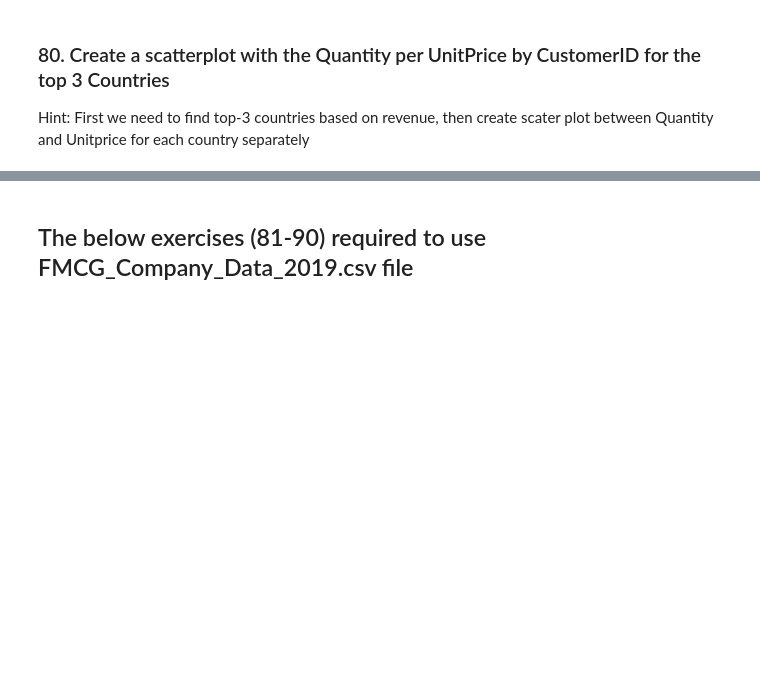
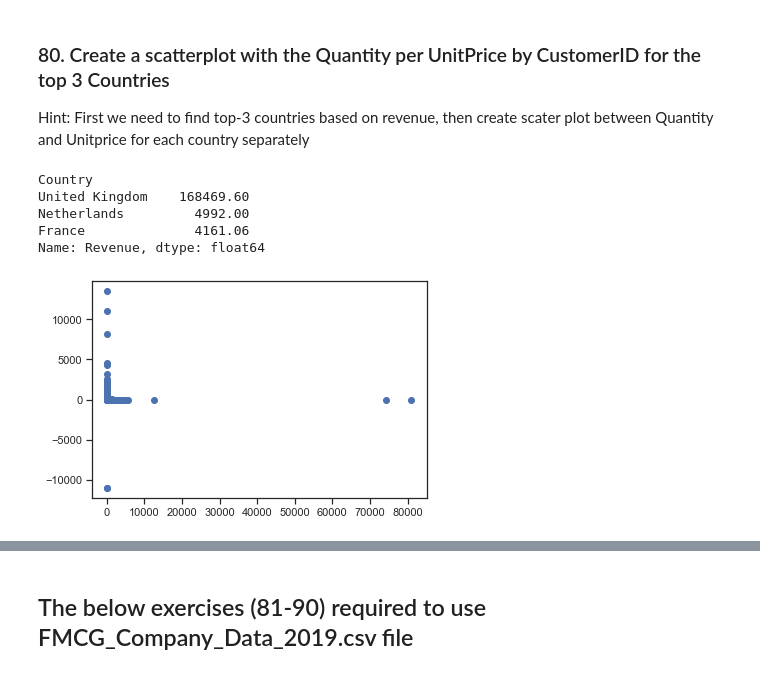
Before and after one commit to sakshisv/Basic-Data-Manipulation-Visualization-Exercise, a Jupyter notebook: Basic_Data_Manipulation_Visualization_Exercise.ipynb, the cells around one changed output, grey strips where cells are left out. Saved outputs shown, nothing was run; the diff lists cells and outputs as text; code cells hidden in the pictures; blank space fills up the shorter version.

```diff
--- a/Basic_Data_Manipulation_Visualization_Exercise.ipynb
+++ b/Basic_Data_Manipulation_Visualization_Exercise.ipynb
@@ -1600,3 +1600,19 @@ online_rt
 # %% [markdown]
 ### 80. Create a scatterplot with the Quantity per UnitPrice by CustomerID for the top 3 Countries
 Hint: First we need to find top-3 countries based on revenue, then create scater plot between Quantity and Unitprice for each country separately
+# %%
+online_rt['Revenue'] = online_rt['Quantity'] * online_rt['UnitPrice']
+# %%
+online_rt.groupby('Country').Revenue.max().sort_values(ascending = False).head(3)
+# %% [output]
+Country
+United Kingdom    168469.60
+Netherlands         4992.00
+France              4161.06
+Name: Revenue, dtype: float64
+# %%
+plt.scatter(x = online_rt.loc[online_rt['Country'] == 'United Kingdom', 'Quantity'],
+             y = online_rt.loc[online_rt['Country'] == 'United Kingdom', 'UnitPrice'])
+plt.show()
+# %% [output]
+[figure, added]
```
Also changed, not shown: parts of 14 cells of this notebook.
